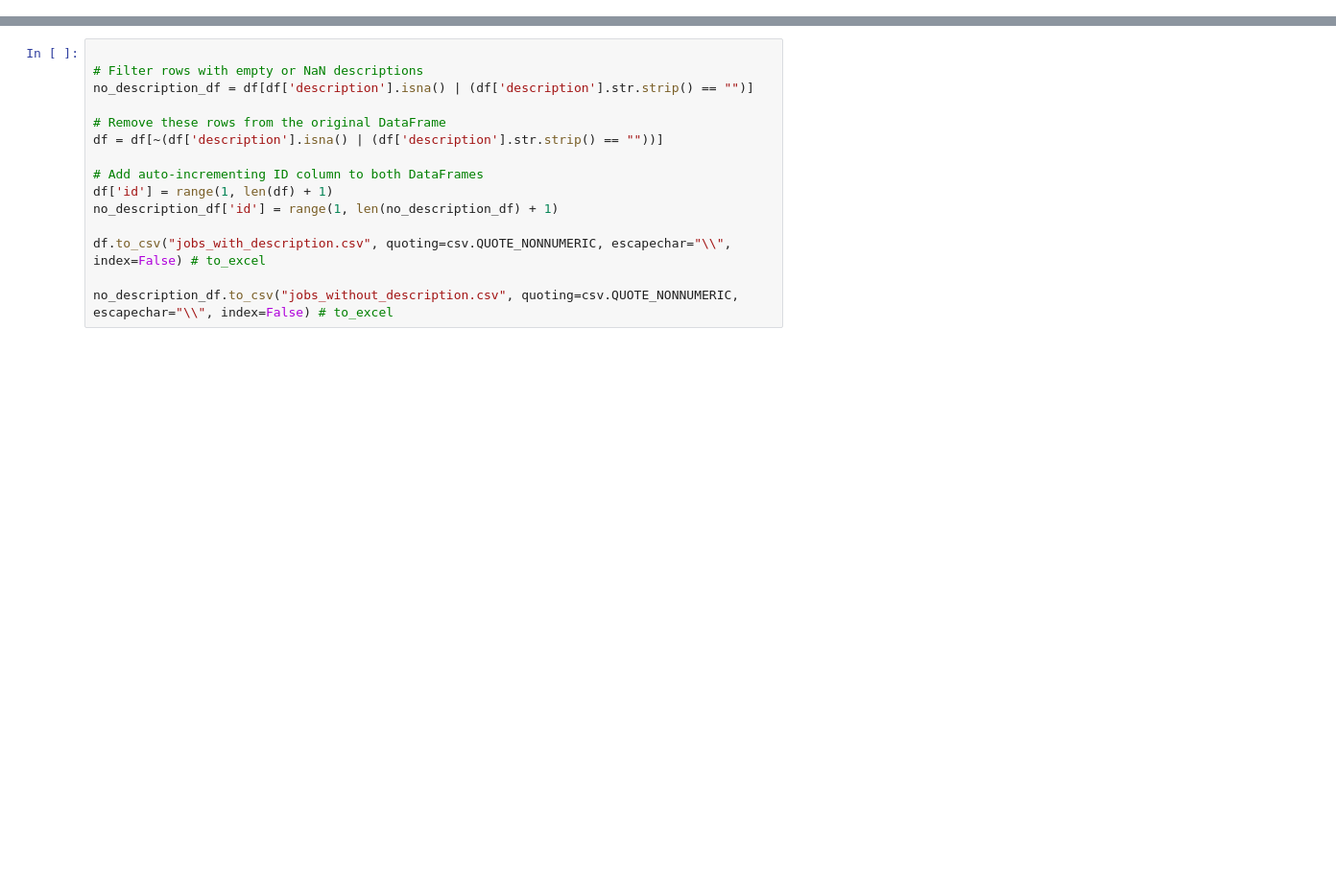
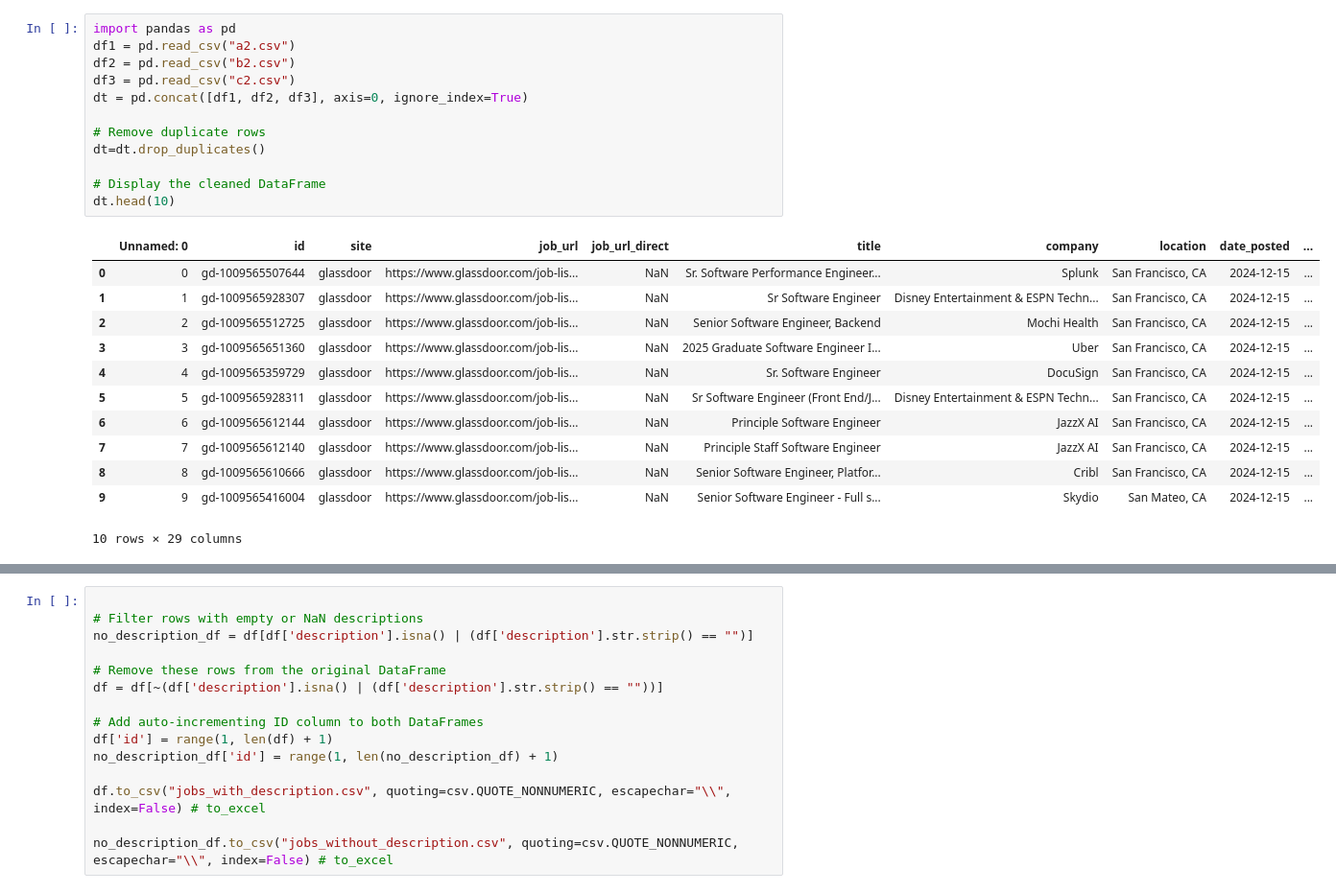
Before and after one commit to Jayabrata18/Ai-job-search, a Jupyter notebook: untitled folder/try.ipynb, the cells around one changed output, grey strips where cells are left out. Shown at 96% size. Drawn from its saved outputs; the diff is of its cells as text; blank space fills up the shorter version.

```diff
--- a/untitled folder/try.ipynb
+++ b/untitled folder/try.ipynb
@@ -161,2 +383,27 @@ df.head(10)
 10 rows × 29 columns
+# %%
+import pandas as pd
+df1 = pd.read_csv("a2.csv")
+df2 = pd.read_csv("b2.csv")
+df3 = pd.read_csv("c2.csv")
+dt = pd.concat([df1, df2, df3], axis=0, ignore_index=True)
+
+# Remove duplicate rows
+dt=dt.drop_duplicates()
+
+# Display the cleaned DataFrame
+dt.head(10)
+# %% [output]
+|  | Unnamed: 0 | id | site | job_url | job_url_direct | title | company | location | date_posted | ... |
+| 0 | 0 | gd-1009565507644 | glassdoor | https://www.glassdoor.com/job-lis... | NaN | Sr. Software Performance Engineer... | Splunk | San Francisco, CA | 2024-12-15 | ... |
+| 1 | 1 | gd-1009565928307 | glassdoor | https://www.glassdoor.com/job-lis... | NaN | Sr Software Engineer | Disney Entertainment & ESPN Techn... | San Francisco, CA | 2024-12-15 | ... |
+| 2 | 2 | gd-1009565512725 | glassdoor | https://www.glassdoor.com/job-lis... | NaN | Senior Software Engineer, Backend | Mochi Health | San Francisco, CA | 2024-12-15 | ... |
+| 3 | 3 | gd-1009565651360 | glassdoor | https://www.glassdoor.com/job-lis... | NaN | 2025 Graduate Software Engineer I... | Uber | San Francisco, CA | 2024-12-15 | ... |
+| 4 | 4 | gd-1009565359729 | glassdoor | https://www.glassdoor.com/job-lis... | NaN | Sr. Software Engineer | DocuSign | San Francisco, CA | 2024-12-15 | ... |
+| 5 | 5 | gd-1009565928311 | glassdoor | https://www.glassdoor.com/job-lis... | NaN | Sr Software Engineer (Front End/J... | Disney Entertainment & ESPN Techn... | San Francisco, CA | 2024-12-15 | ... |
+| 6 | 6 | gd-1009565612144 | glassdoor | https://www.glassdoor.com/job-lis... | NaN | Principle Software Engineer | JazzX AI | San Francisco, CA | 2024-12-15 | ... |
+| 7 | 7 | gd-1009565612140 | glassdoor | https://www.glassdoor.com/job-lis... | NaN | Principle Staff Software Engineer | JazzX AI | San Francisco, CA | 2024-12-15 | ... |
+| 8 | 8 | gd-1009565610666 | glassdoor | https://www.glassdoor.com/job-lis... | NaN | Senior Software Engineer, Platfor... | Cribl | San Francisco, CA | 2024-12-15 | ... |
+| 9 | 9 | gd-1009565416004 | glassdoor | https://www.glassdoor.com/job-lis... | NaN | Senior Software Engineer - Full s... | Skydio | San Mateo, CA | 2024-12-15 | ... |
+10 rows × 29 columns
 # %%
```
Also changed, not shown: parts of 10 cells of this notebook, 7 other files.
